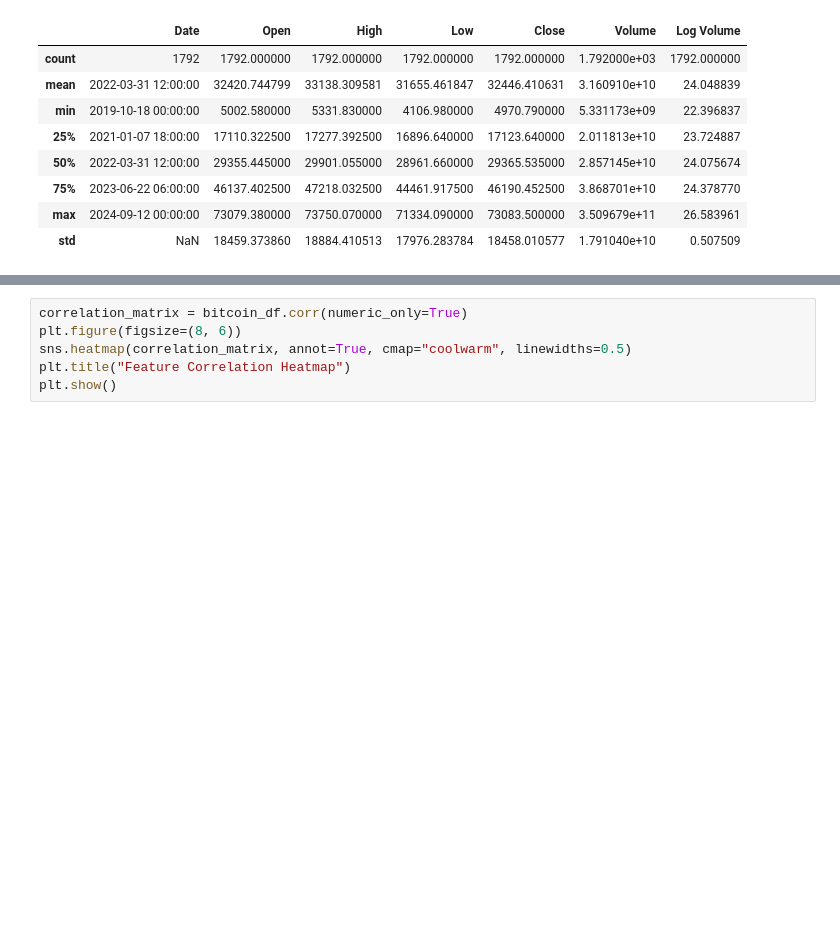
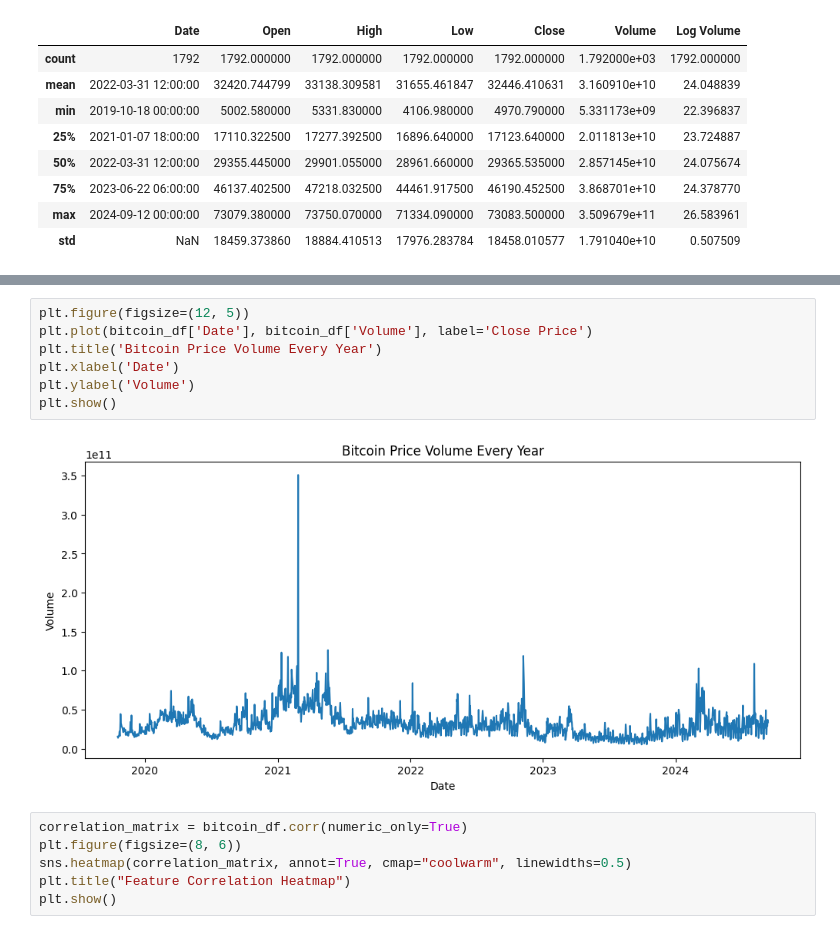
Before and after one commit to safwanakbar86/bitcoin_price_predictor, a Jupyter notebook: proj_temp.ipynb, the cells around one changed output, grey strips where cells are left out. Saved outputs shown, nothing was run; the diff lists cells and outputs as text; blank space fills up the shorter version.

```diff
--- a/proj_temp.ipynb
+++ b/proj_temp.ipynb
@@ -348,3 +357,12 @@ memory usage: 98.1 KB
+# %%
+plt.figure(figsize=(12, 5))
+plt.plot(bitcoin_df['Date'], bitcoin_df['Volume'], label='Close Price')
+plt.title('Bitcoin Price Volume Every Year')
+plt.xlabel('Date')
+plt.ylabel('Volume')
+plt.show()
+# %% [output]
+[figure, added]
 # %%
 correlation_matrix = bitcoin_df.corr(numeric_only=True)
 plt.figure(figsize=(8, 6))
```
Also changed, not shown: parts of 10 cells of this notebook.
